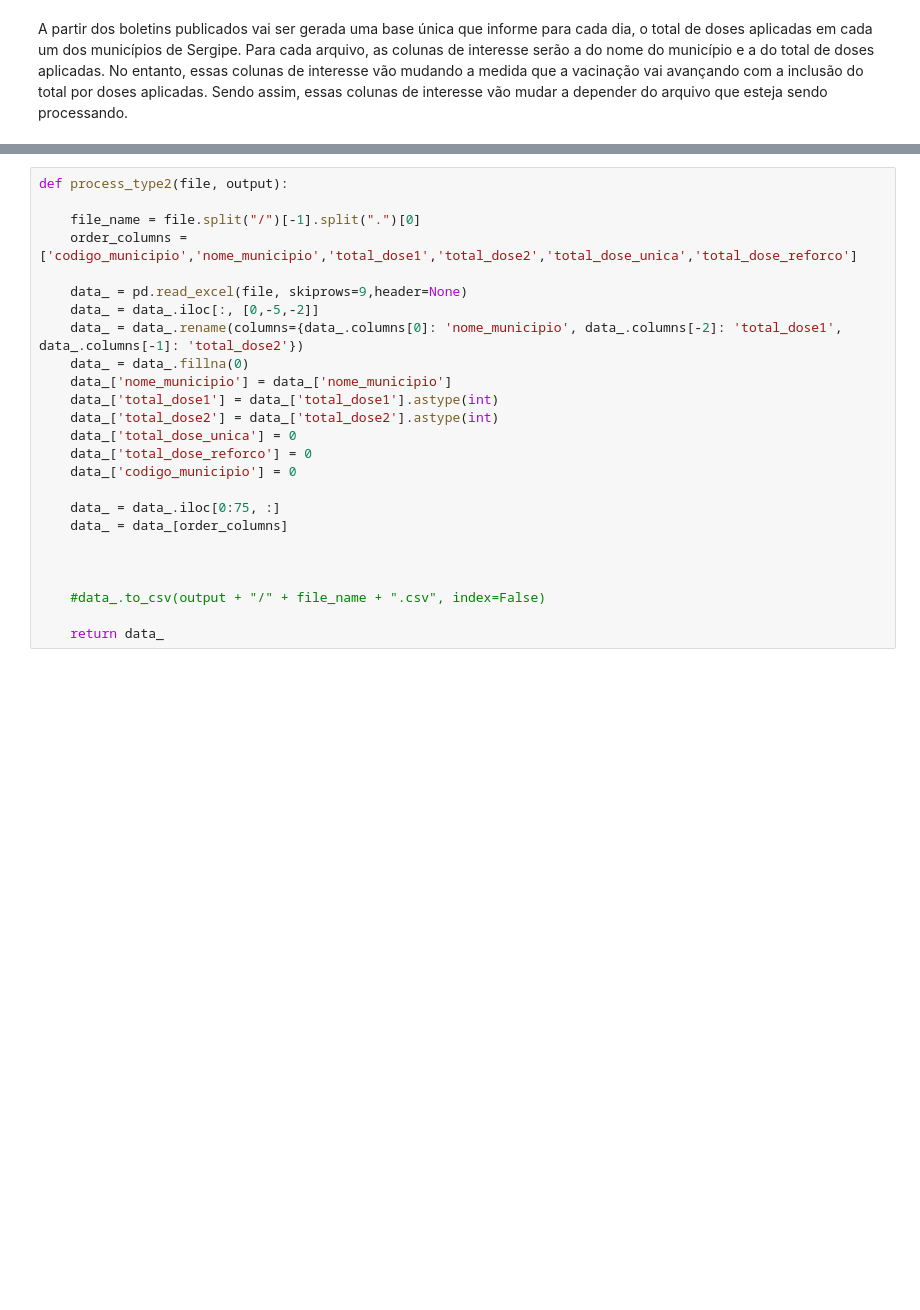
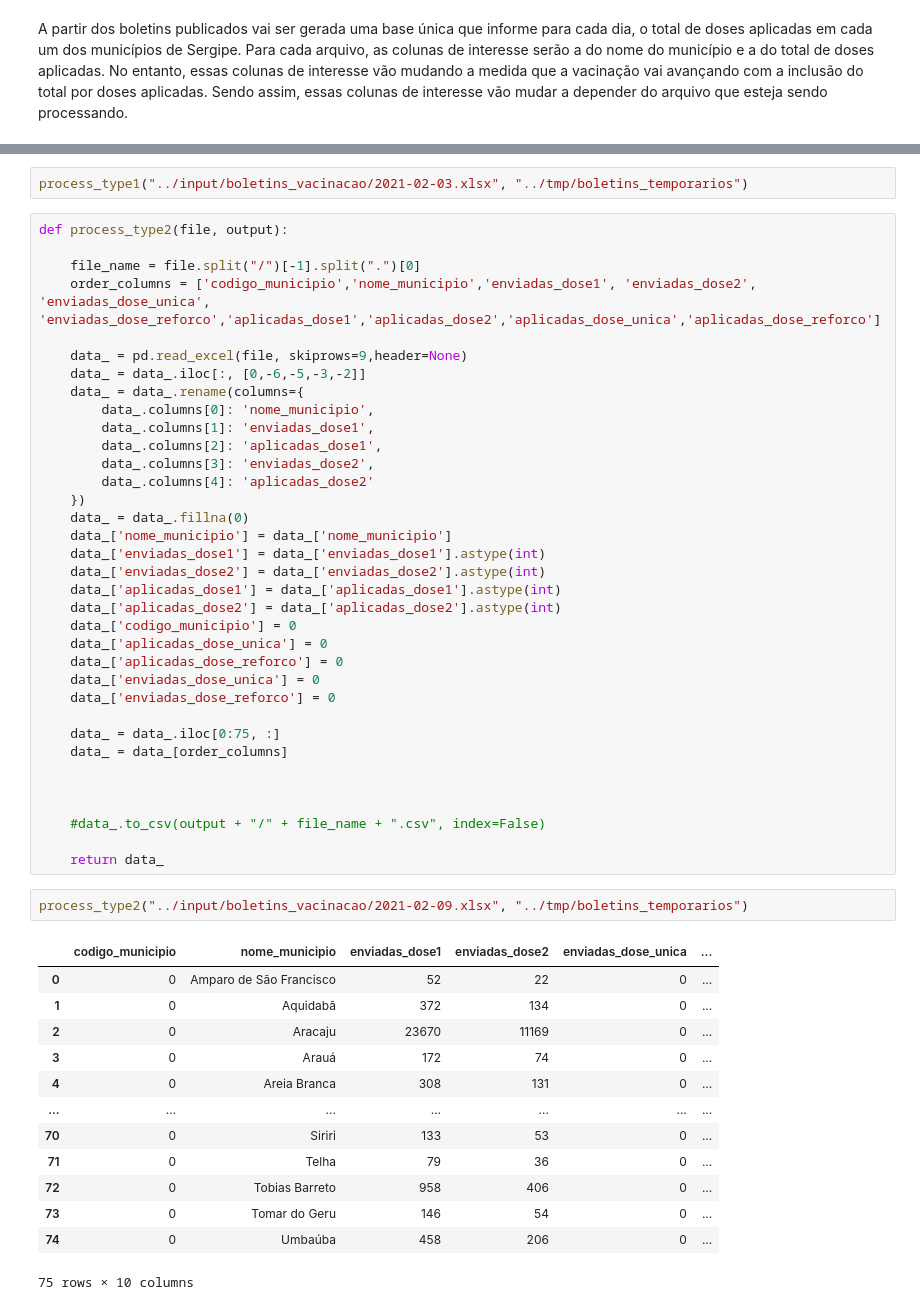
Before and after one commit to dadosabertossergipe/covid19, a Jupyter notebook: code/ProcessaVacinacao.ipynb, the cells around one changed output, grey strips where cells are left out. Saved outputs shown, nothing was run; the diff lists cells and outputs as text; blank space fills up the shorter version.

```diff
--- a/code/ProcessaVacinacao.ipynb
+++ b/code/ProcessaVacinacao.ipynb
@@ -33,22 +40,34 @@ def process_type1(file, output):
     data_ = data_[order_columns]
 
     data_.to_csv(output + "/" + file_name + ".csv", index=False)
+# %%
+process_type1("../input/boletins_vacinacao/2021-02-03.xlsx", "../tmp/boletins_temporarios")
 # %%
 def process_type2(file, output):
 
     file_name = file.split("/")[-1].split(".")[0]
-    order_columns = ['codigo_municipio','nome_municipio','total_dose1','total_dose2','total_dose_unica','total_dose_reforco']
+    order_columns = ['codigo_municipio','nome_municipio','enviadas_dose1', 'enviadas_dose2', 'enviadas_dose_unica', 'enviadas_dose_reforco','aplicadas_dose1','aplicadas_dose2','aplicadas_dose_unica','aplicadas_dose_reforco']
 
     data_ = pd.read_excel(file, skiprows=9,header=None)
-    data_ = data_.iloc[:, [0,-5,-2]]
-    data_ = data_.rename(columns={data_.columns[0]: 'nome_municipio', data_.columns[-2]: 'total_dose1', data_.columns[-1]: 'total_dose2'})
+    data_ = data_.iloc[:, [0,-6,-5,-3,-2]]
+    data_ = data_.rename(columns={
+        data_.columns[0]: 'nome_municipio',
+        data_.columns[1]: 'enviadas_dose1',
+        data_.columns[2]: 'aplicadas_dose1',
+        data_.columns[3]: 'enviadas_dose2',
+        data_.columns[4]: 'aplicadas_dose2'
+    })
     data_ = data_.fillna(0)
     data_['nome_municipio'] = data_['nome_municipio']
-    data_['total_dose1'] = data_['total_dose1'].astype(int)
-    data_['total_dose2'] = data_['total_dose2'].astype(int)
-    data_['total_dose_unica'] = 0
-    data_['total_dose_reforco'] = 0
+    data_['enviadas_dose1'] = data_['enviadas_dose1'].astype(int)
+    data_['enviadas_dose2'] = data_['enviadas_dose2'].astype(int)
+    data_['aplicadas_dose1'] = data_['aplicadas_dose1'].astype(int)
+    data_['aplicadas_dose2'] = data_['aplicadas_dose2'].astype(int)
     data_['codigo_municipio'] = 0
+    data_['aplicadas_dose_unica'] = 0
+    data_['aplicadas_dose_reforco'] = 0
+    data_['enviadas_dose_unica'] = 0
+    data_['enviadas_dose_reforco'] = 0
 
     data_ = data_.iloc[0:75, :]
     data_ = data_[order_columns]
@@ -58,6 +77,22 @@ def process_type2(file, output):
     #data_.to_csv(output + "/" + file_name + ".csv", index=False)
 
     return data_
+# %%
+process_type2("../input/boletins_vacinacao/2021-02-09.xlsx", "../tmp/boletins_temporarios")
+# %% [output]
+|  | codigo_municipio | nome_municipio | enviadas_dose1 | enviadas_dose2 | enviadas_dose_unica | ... |
+| 0 | 0 | Amparo de São Francisco | 52 | 22 | 0 | ... |
+| 1 | 0 | Aquidabã | 372 | 134 | 0 | ... |
+| 2 | 0 | Aracaju | 23670 | 11169 | 0 | ... |
+| 3 | 0 | Arauá | 172 | 74 | 0 | ... |
+| 4 | 0 | Areia Branca | 308 | 131 | 0 | ... |
+| ... | ... | ... | ... | ... | ... | ... |
+| 70 | 0 | Siriri | 133 | 53 | 0 | ... |
+| 71 | 0 | Telha | 79 | 36 | 0 | ... |
+| 72 | 0 | Tobias Barreto | 958 | 406 | 0 | ... |
+| 73 | 0 | Tomar do Geru | 146 | 54 | 0 | ... |
+| 74 | 0 | Umbaúba | 458 | 206 | 0 | ... |
+75 rows × 10 columns
 # %%
 def process_type3(file, output):
 
```
Also changed, not shown: parts of 10 cells of this notebook, 27 other files.
